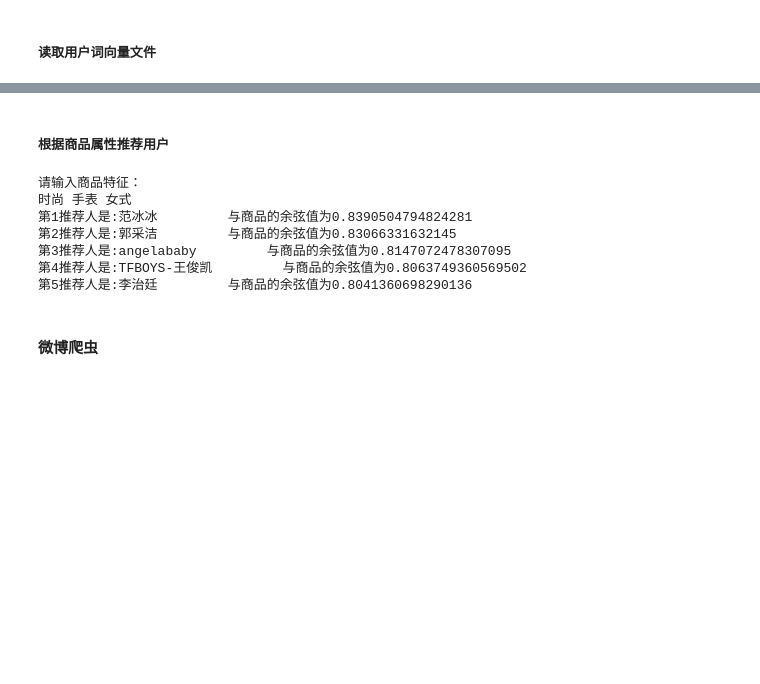
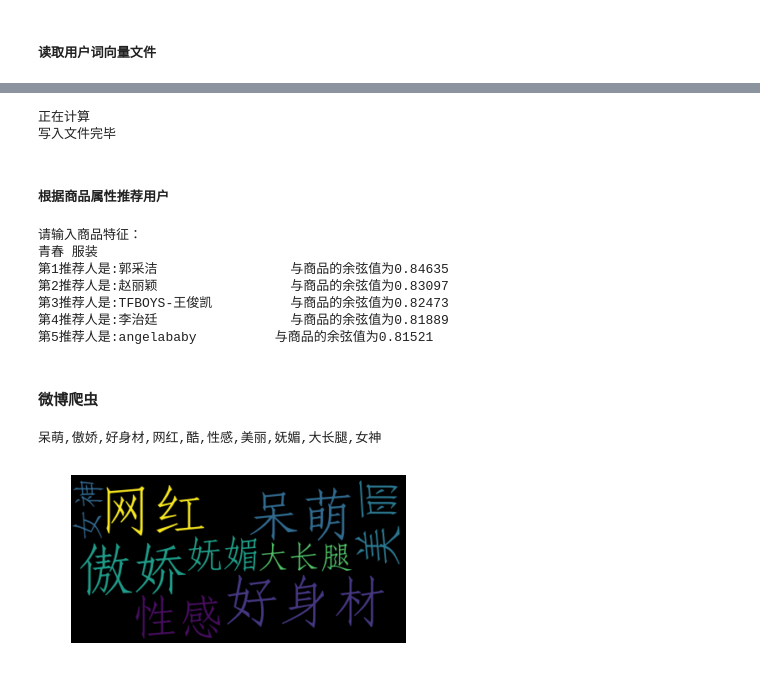
Before and after one commit to ScottishFold007/recommend-system, a Jupyter notebook: rsc.ipynb, the cells around one changed output, grey strips where cells are left out. Saved outputs shown, nothing was run; the diff lists cells and outputs as text; code cells hidden in the pictures; blank space fills up the shorter version.

```diff
--- a/rsc.ipynb
+++ b/rsc.ipynb
@@ -270,8 +431,11 @@ done
 #### 用训练好的word2vec模型将用户标签转换成词向量并写入文件
 # %%
 import json
+p='C:/Users/123/Desktop/pap/label.txt'
 path='D:/word2vec_779845.bin'
 path1='C:/Users/123/Desktop/pap/uservecs.txt'
+with open(p,'r') as f:
+    la=json.loads(f.read())
 model=models.KeyedVectors.load_word2vec_format(path,limit=100000,binary=True)
 di={}
 for i in la:
@@ -346,22 +511,36 @@ with open(path1,'r') as f:
 # %%
 import numpy as np
 from gensim import models
+import json
 path='D:/word2vec_779845.bin'
+path1='C:/Users/123/Desktop/pap/vec_value.txt'
 model=models.KeyedVectors.load_word2vec_format(path,limit=100000,binary=True)
 avgdic={}
+print("正在计算")
 for i in vec:
     value=vec[i]
     l=len(value)
-    avgvec=np.sum(value,axis=0)/l
+    avgvec=(np.sum(value,axis=0)/l).tolist()
     avgdic[i]=avgvec
-#print(avgdic)
+#print("计算完毕")
+
+with open(path1,'w') as f:
+    f.write(json.dumps(avgdic))
+print("写入文件完毕")
+# %% [output]
+正在计算
+写入文件完毕
 # %% [markdown]
 ##### 根据商品属性推荐用户
 # %%
 import json
 import numpy as np
+
 path='D:/word2vec_779845.bin'
 path1='C:/Users/123/Desktop/pap/uservecs.txt'
+path2='C:/Users/123/Desktop/pap/vec_value.txt'
+with open (path2,'r') as f:
+    avgdic=json.loads(f.read())
 model=models.KeyedVectors.load_word2vec_format(path,limit=100000,binary=True)
 labe=input('请输入商品特征：\n').split(' ')
 #vec1=[model[i].tolist() for i in labe]
@@ -385,16 +564,16 @@ k=1
 for i in topfive_vec:
     for j in resdic:
         if i==resdic[j]:
-            print('第{0}推荐人是:{1}         与商品的余弦值为{2}'.format(k,j,i))
+            print('第%-d推荐人是:%-20s与商品的余弦值为%-.5f'%(k,j,i))
             k+=1
 # %% [output]
 请输入商品特征：
-时尚 手表 女式
-第1推荐人是:范冰冰         与商品的余弦值为0.8390504794824281
-第2推荐人是:郭采洁         与商品的余弦值为0.83066331632145
-第3推荐人是:angelababy         与商品的余弦值为0.8147072478307095
-第4推荐人是:TFBOYS-王俊凯         与商品的余弦值为0.8063749360569502
-第5推荐人是:李治廷         与商品的余弦值为0.8041360698290136
+青春 服装
+第1推荐人是:郭采洁                 与商品的余弦值为0.84635
+第2推荐人是:赵丽颖                 与商品的余弦值为0.83097
+第3推荐人是:TFBOYS-王俊凯          与商品的余弦值为0.82473
+第4推荐人是:李治廷                 与商品的余弦值为0.81889
+第5推荐人是:angelababy          与商品的余弦值为0.81521
 # %% [markdown]
 #### 微博爬虫
 # %%
@@ -579,0 +687,20 @@ if __name__ == "__main__":
+# %%
+import numpy as np
+import matplotlib.pyplot as plt
+from wordcloud import WordCloud
+import json
+
+#path='C:/Users/123/Desktop/pap/label.txt'
+#with open(path,'r') as f:
+#    texts=json.loads(f.read())
+#for i in texts:
+text="呆萌,傲娇,好身材,网红,酷,性感,美丽,妩媚,大长腿,女神"
+print(text)
+wordcloud=WordCloud(font_path="D:/ziti.ttf").generate(text)
+plt.figure()
+plt.imshow(wordcloud,interpolation="bilinear")
+plt.axis("off")
+plt.show()
+# %% [output]
+呆萌,傲娇,好身材,网红,酷,性感,美丽,妩媚,大长腿,女神
+[figure, added]
```
Also changed, not shown: parts of 21 cells of this notebook.
